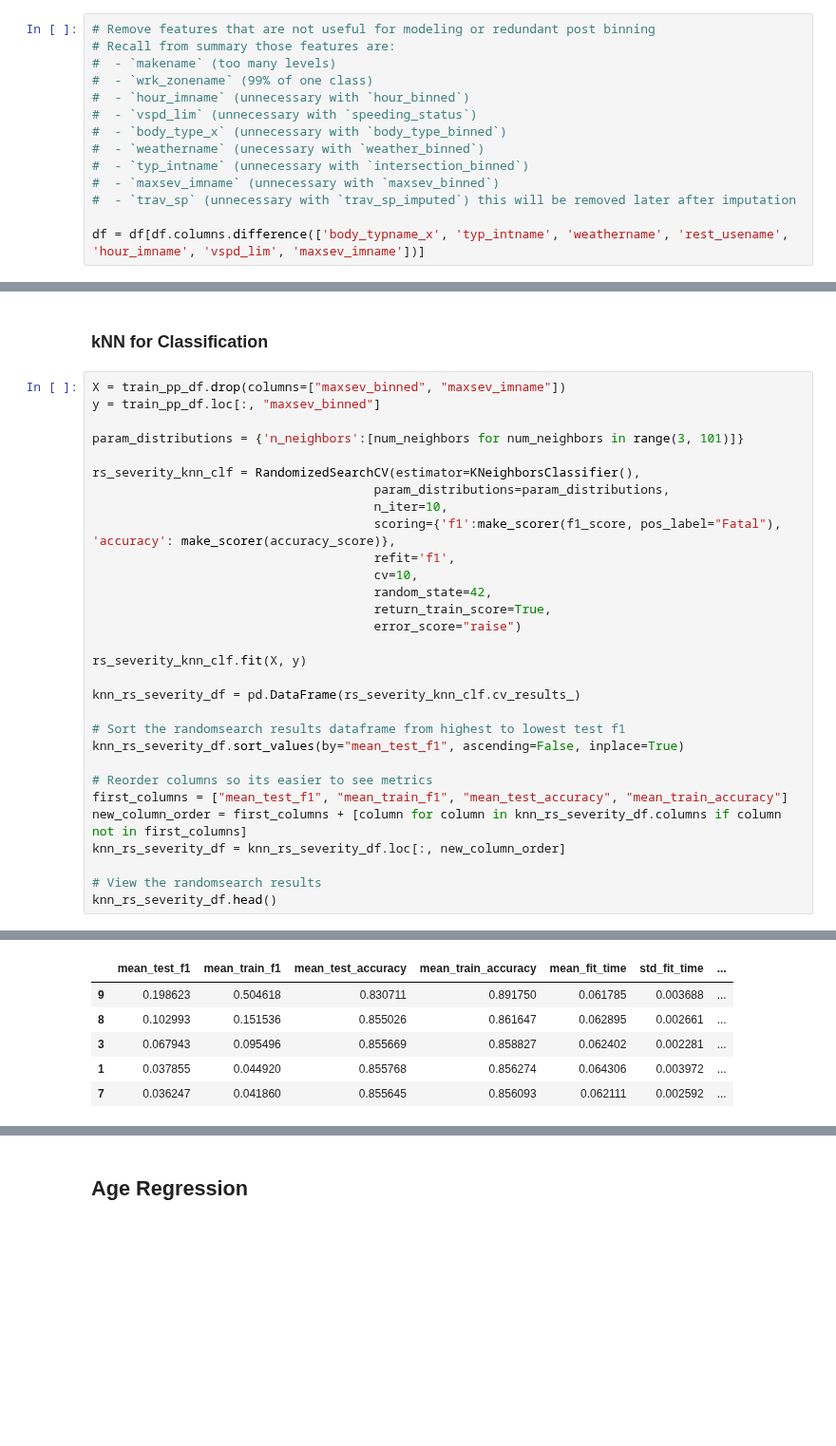
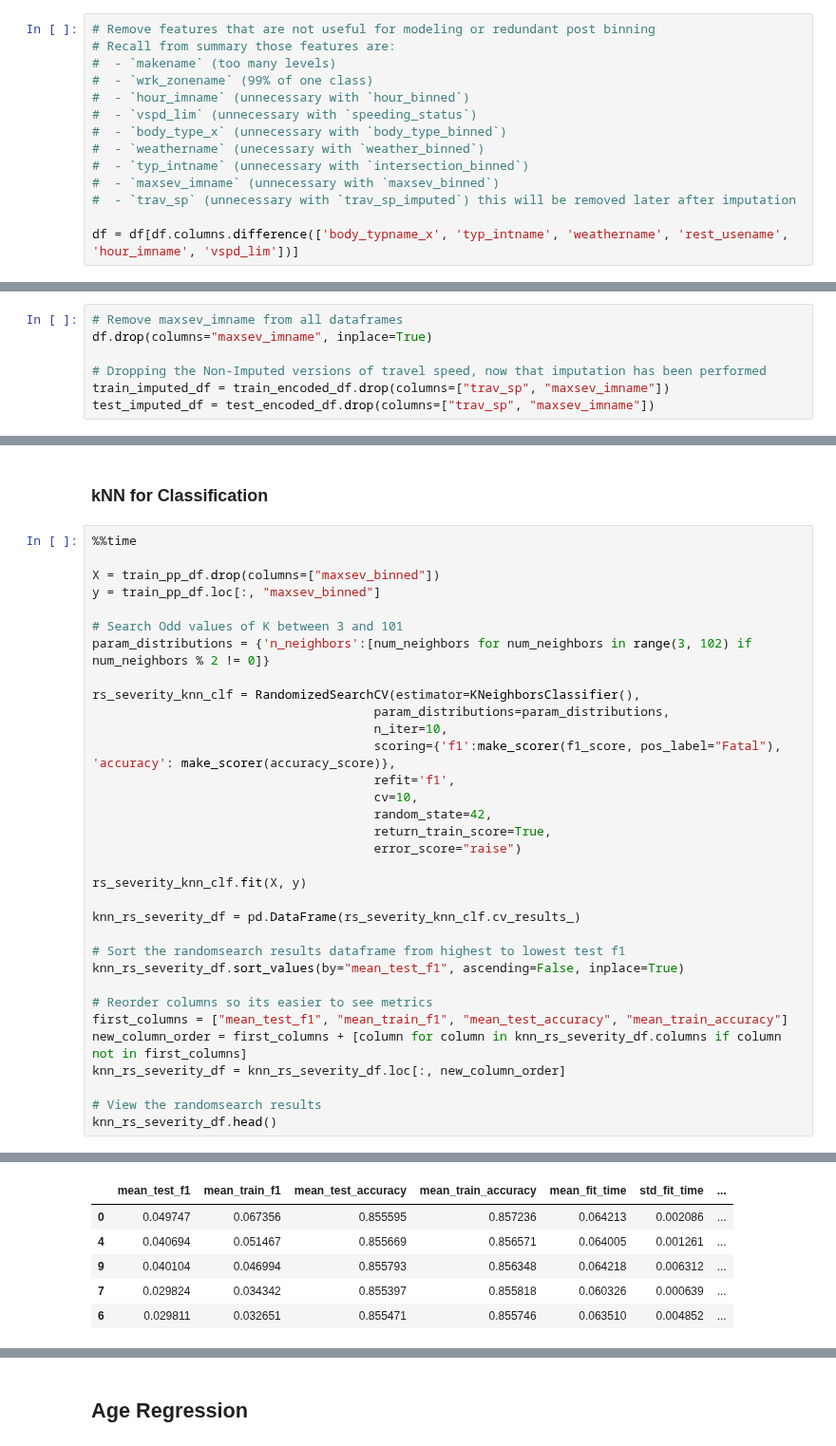
Before and after one commit to BradenAnderson/Accident_Severity_Prediction, a Jupyter notebook: HienEDIT_AndersonLamWeeda_Lab2_Draft.ipynb, the cells around one changed output, grey strips where cells are left out. Shown at 95% size. Saved outputs shown, nothing was run; the diff lists cells and outputs as text; blank space fills up the shorter version.

```diff
--- a/HienEDIT_AndersonLamWeeda_Lab2_Draft.ipynb
+++ b/HienEDIT_AndersonLamWeeda_Lab2_Draft.ipynb
@@ -947,7 +972,7 @@ age_im  50535.0  39.552548  17.556665  16.0  25.0  35.0  52.0  120.0
 #  - `maxsev_imname` (unnecessary with `maxsev_binned`)
 #  - `trav_sp` (unnecessary with `trav_sp_imputed`) this will be removed later after imputation
 
-df = df[df.columns.difference(['body_typname_x', 'typ_intname', 'weathername', 'rest_usename', 'hour_imname', 'vspd_lim', 'maxsev_imname'])]
+df = df[df.columns.difference(['body_typname_x', 'typ_intname', 'weathername', 'rest_usename', 'hour_imname', 'vspd_lim'])]
 # %%
 # Check for duplicates
 # Recall duplicated casenum was taken cared of during merge
@@ -1116,3 +1136,10 @@ test_imputed_df = test_encoded_df.drop(columns="trav_sp")
+# %%
+# Remove maxsev_imname from all dataframes
+df.drop(columns="maxsev_imname", inplace=True)
+
+# Dropping the Non-Imputed versions of travel speed, now that imputation has been performed
+train_imputed_df = train_encoded_df.drop(columns=["trav_sp", "maxsev_imname"])
+test_imputed_df = test_encoded_df.drop(columns=["trav_sp", "maxsev_imname"])
 # %% [markdown]
 #### Scaling travel speed
 # %%
@@ -1624,10 +1659,13 @@ rf_rs_severity_df.head()
 # %% [markdown]
 ### kNN for Classification
 # %%
-X = train_pp_df.drop(columns=["maxsev_binned", "maxsev_imname"])
+%%time
+
+X = train_pp_df.drop(columns=["maxsev_binned"])
 y = train_pp_df.loc[:, "maxsev_binned"]
 
-param_distributions = {'n_neighbors':[num_neighbors for num_neighbors in range(3, 101)]}
+# Search Odd values of K between 3 and 101
+param_distributions = {'n_neighbors':[num_neighbors for num_neighbors in range(3, 102) if num_neighbors % 2 != 0]}
 
 rs_severity_knn_clf = RandomizedSearchCV(estimator=KNeighborsClassifier(),
                                       param_distributions=param_distributions,
@@ -1657,6 +1697,6 @@ knn_rs_severity_df.head()
 |  | mean_test_f1 | mean_train_f1 | mean_test_accuracy | mean_train_accuracy | mean_fit_time | std_fit_time | ... |
-| 9 | 0.198623 | 0.504618 | 0.830711 | 0.891750 | 0.061785 | 0.003688 | ... |
-| 8 | 0.102993 | 0.151536 | 0.855026 | 0.861647 | 0.062895 | 0.002661 | ... |
-| 3 | 0.067943 | 0.095496 | 0.855669 | 0.858827 | 0.062402 | 0.002281 | ... |
-| 1 | 0.037855 | 0.044920 | 0.855768 | 0.856274 | 0.064306 | 0.003972 | ... |
-| 7 | 0.036247 | 0.041860 | 0.855645 | 0.856093 | 0.062111 | 0.002592 | ... |
+| 0 | 0.049747 | 0.067356 | 0.855595 | 0.857236 | 0.064213 | 0.002086 | ... |
+| 4 | 0.040694 | 0.051467 | 0.855669 | 0.856571 | 0.064005 | 0.001261 | ... |
+| 9 | 0.040104 | 0.046994 | 0.855793 | 0.856348 | 0.064218 | 0.006312 | ... |
+| 7 | 0.029824 | 0.034342 | 0.855397 | 0.855818 | 0.060326 | 0.000639 | ... |
+| 6 | 0.029811 | 0.032651 | 0.855471 | 0.855746 | 0.063510 | 0.004852 | ... |
```
Also changed, not shown: parts of 27 cells of this notebook.
